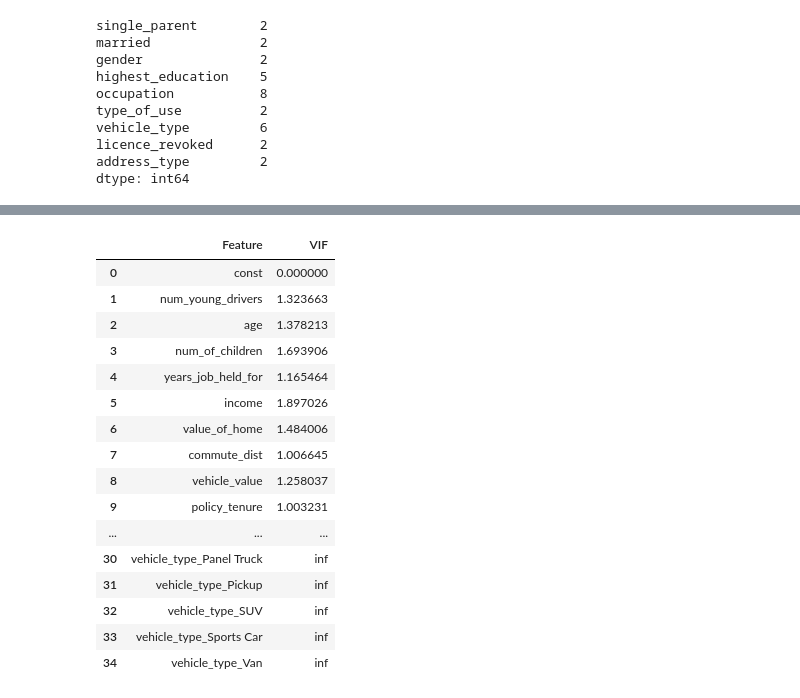
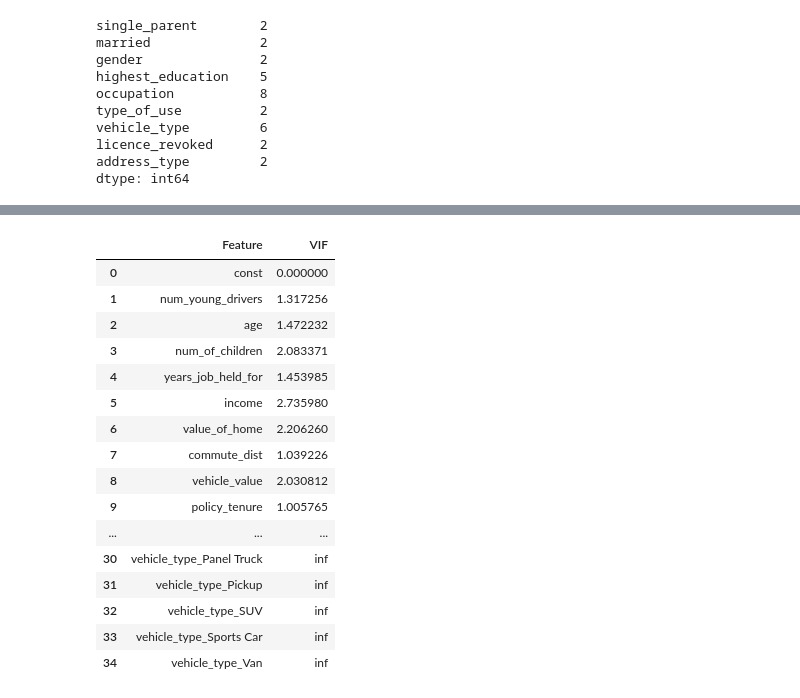
Before and after one commit to chapi1420/auto-insurance, a Jupyter notebook: modeling/main.ipynb, the cells around one changed output, grey strips where cells are left out. Drawn from its saved outputs; the diff is of its cells as text; code cells hidden in the pictures.

```diff
--- a/modeling/main.ipynb
+++ b/modeling/main.ipynb
@@ -469,18 +507,25 @@ cat_cols_bin = ['single_parent', 'married', 'gender', 'type_of_use', 'licence_re
 # Define one-hot features
 cat_cols_one_hot = ['occupation', 'vehicle_type']
 # %%
+education_rank = [['<High School', 'High School', 'Bachelors', 'Masters', 'PhD']]
+
 # Define ordinal encoder
-ord_encoder = OrdinalEncoder(categories=[['<High School', 'High School', 'Bachelors', 'Masters', 'PhD']])
+ord_encoder = OrdinalEncoder(categories=education_rank)
 
-# Define one-hot encoder
+# Define binary encoder
+bin_encoder = OrdinalEncoder()
+
+# Define one-host encoder
 one_hot_encoder = OneHotEncoder(handle_unknown='ignore', sparse_output=False)
-
-#define binary encoder
-binary_encoder = OrdinalEncoder()
 # %%
-ord_encoded = ord_encoder.fit_transform(data_imputed[cat_cols_ord])
-bin_encoded = binary_encoder.fit_transform(data_imputed[cat_cols_bin])
-one_hot_encoded = one_hot_encoder.fit_transform(data_imputed[cat_cols_one_hot])
+# Encode ordinals
+ord_encoded = ord_encoder.fit_transform(cat_test_data_imputed[cat_cols_ord])
+
+# Encode binaries
+bin_encoded = bin_encoder.fit_transform(cat_test_data_imputed[cat_cols_bin])
+
+# One-hot encoding
+one_hot_encoded = one_hot_encoder.fit_transform(cat_test_data_imputed[cat_cols_one_hot])
 # %%
 # Create dfs for each array
 ord_encoded_df = pd.DataFrame(ord_encoded)
@@ -513,6 +549,0 @@ Index(['num_young_drivers', 'age', 'num_of_children', 'years_job_held_for',
-# %%
-for i in range(len(cat_cols)):
-    if cat_cols[i] in data_imputed.columns:
-        data_imputed.drop(columns=cat_cols, axis=1, inplace=True)
-        train_data_clean = pd.concat([data_imputed, all_cat_encoded_df], axis=1)
-        print(train_data_clean.shape)
@@ -591,0 +550,4 @@ By analyzing the VIF values, you can identify the features that are highly corre
+# %%
+
+# Join numerical and categorical data
+X_train_cleaned = pd.concat([train_imputed_df[numerical_cols], all_cat_encoded_df], axis=1)
@@ -592,32 +564,32 @@ By analyzing the VIF values, you can identify the features that are highly corre
 # %%
 # Function to calculate VIF
 def calculate_vif(dataframe):
     # Add a constant to the DataFrame (intercept term)
     df_with_constant = add_constant(dataframe)
 
     # Calculate VIF for each feature
     vif_data = pd.DataFrame()
     vif_data["Feature"] = df_with_constant.columns
     vif_data["VIF"] = [variance_inflation_factor(df_with_constant.values, i)
                        for i in range(df_with_constant.shape[1])]
 
     return vif_data
 
 # Calculate VIF for encoded data
-vif_df = calculate_vif(train_data_clean)
+vif_df = calculate_vif(X_train_cleaned)
 vif_df
 # %% [output]
 |  | Feature | VIF |
 | 0 | const | 0.000000 |
-| 1 | num_young_drivers | 1.323663 |
-| 2 | age | 1.378213 |
-| 3 | num_of_children | 1.693906 |
-| 4 | years_job_held_for | 1.165464 |
-| 5 | income | 1.897026 |
-| 6 | value_of_home | 1.484006 |
-| 7 | commute_dist | 1.006645 |
-| 8 | vehicle_value | 1.258037 |
-| 9 | policy_tenure | 1.003231 |
+| 1 | num_young_drivers | 1.317256 |
+| 2 | age | 1.472232 |
+| 3 | num_of_children | 2.083371 |
+| 4 | years_job_held_for | 1.453985 |
+| 5 | income | 2.735980 |
+| 6 | value_of_home | 2.206260 |
+| 7 | commute_dist | 1.039226 |
+| 8 | vehicle_value | 2.030812 |
+| 9 | policy_tenure | 1.005765 |
 | ... | ... | ... |
 | 30 | vehicle_type_Panel Truck | inf |
 | 31 | vehicle_type_Pickup | inf |
```
Also changed, not shown: parts of 37 cells of this notebook.
